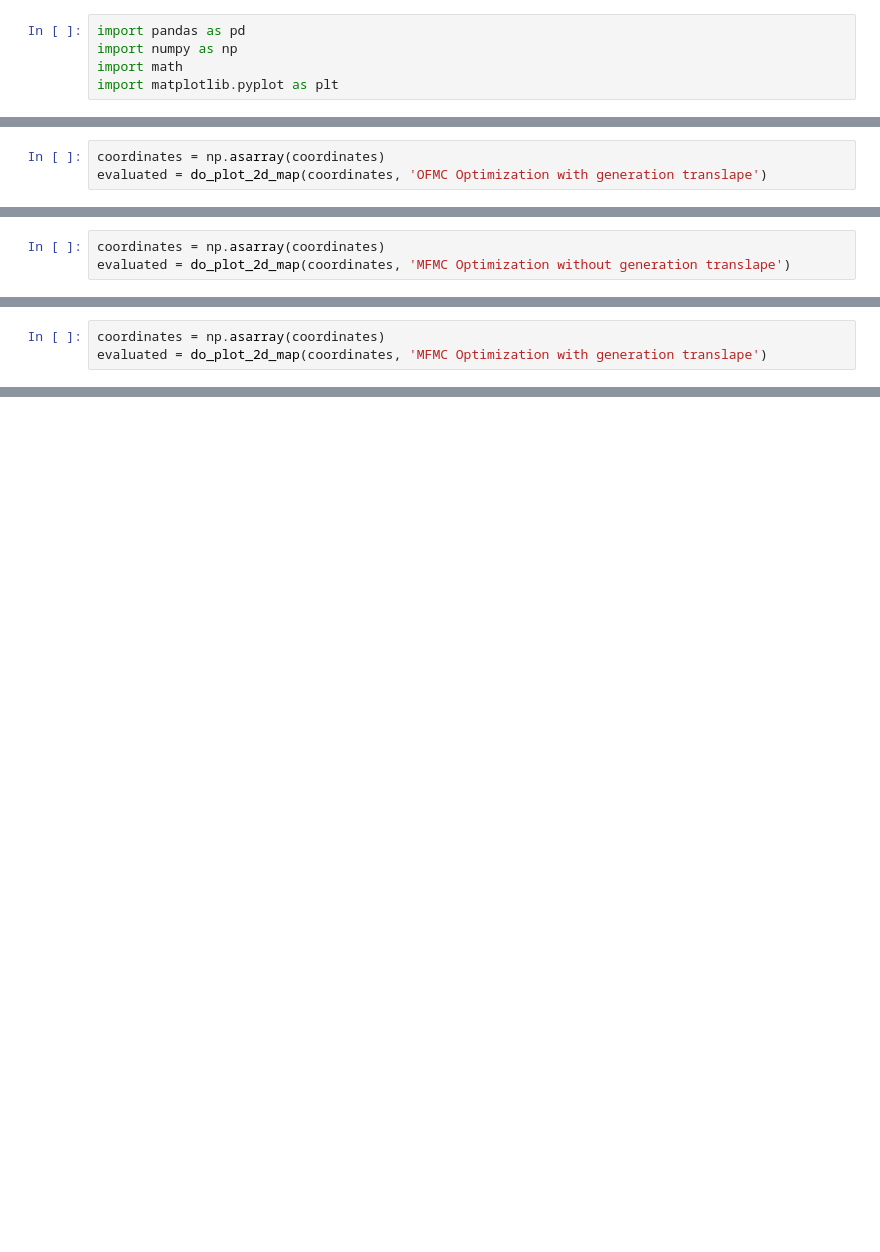
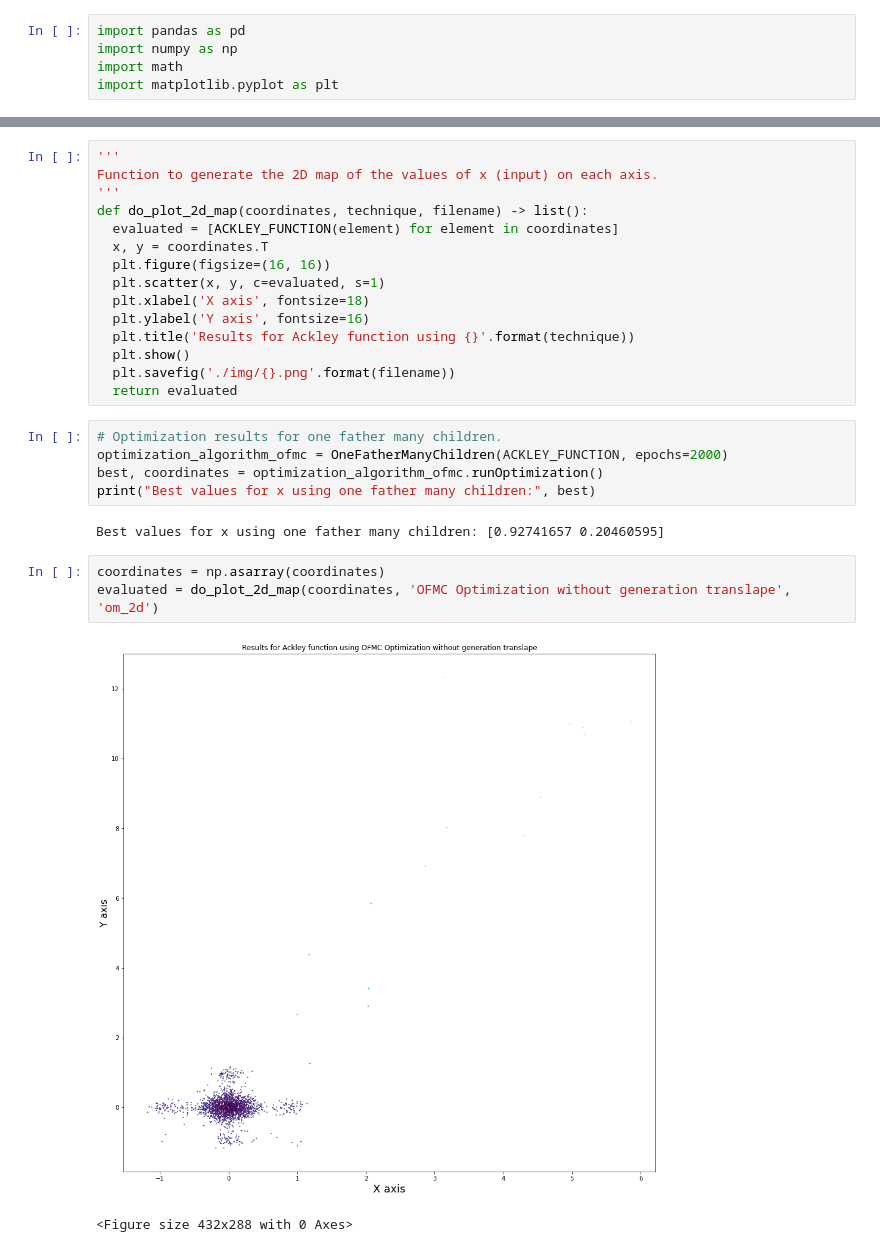
Before and after one commit to JamirLeal/python_hw, a Jupyter notebook: hw1/blind_optimization.ipynb, the cells around one changed output, grey strips where cells are left out. Drawn from its saved outputs; the diff is of its cells as text; blank space fills up the shorter version.

```diff
--- a/hw1/blind_optimization.ipynb
+++ b/hw1/blind_optimization.ipynb
@@ -157,3 +5,0 @@ father af [ 0.00440863 -0.00275892] 0.01543001136
-# %%
-coordinates = np.asarray(coordinates)
-evaluated = do_plot_2d_map(coordinates, 'OFMC Optimization with generation translape')
@@ -173,3 +5,0 @@ Best values for x using many father many children without generation translape:
-# %%
-coordinates = np.asarray(coordinates)
-evaluated = do_plot_2d_map(coordinates, 'MFMC Optimization without generation translape')
@@ -188,3 +5,0 @@ Best values for x using many father many children with generation translape: [-1
-# %%
-coordinates = np.asarray(coordinates)
-evaluated = do_plot_2d_map(coordinates, 'MFMC Optimization with generation translape')
@@ -196,0 +160,28 @@ plot_curve(evaluated[:500])
+# %%
+'''
+Function to generate the 2D map of the values of x (input) on each axis.
+'''
+def do_plot_2d_map(coordinates, technique, filename) -> list():
+  evaluated = [ACKLEY_FUNCTION(element) for element in coordinates]
+  x, y = coordinates.T
+  plt.figure(figsize=(16, 16))
+  plt.scatter(x, y, c=evaluated, s=1)
+  plt.xlabel('X axis', fontsize=18)
+  plt.ylabel('Y axis', fontsize=16)
+  plt.title('Results for Ackley function using {}'.format(technique))
+  plt.show()
+  plt.savefig('./img/{}.png'.format(filename))
+  return evaluated
+# %%
+# Optimization results for one father many children.
+optimization_algorithm_ofmc = OneFatherManyChildren(ACKLEY_FUNCTION, epochs=2000)
+best, coordinates = optimization_algorithm_ofmc.runOptimization()
+print("Best values for x using one father many children:", best)
+# %% [output]
+Best values for x using one father many children: [0.92741657 0.20460595]
+# %%
+coordinates = np.asarray(coordinates)
+evaluated = do_plot_2d_map(coordinates, 'OFMC Optimization without generation translape', 'om_2d')
+# %% [output]
+[figure, added]
+<Figure size 432x288 with 0 Axes>
```
Also changed, not shown: parts of 33 cells of this notebook, 8 other files.
